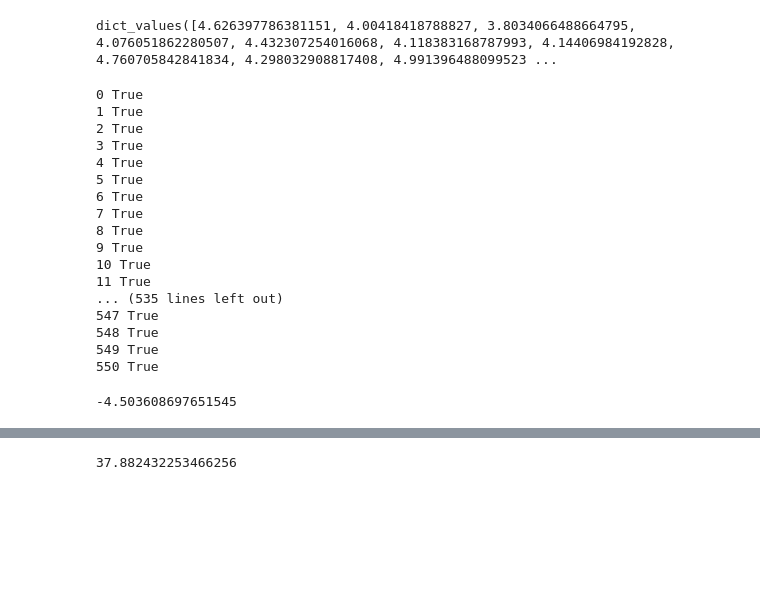
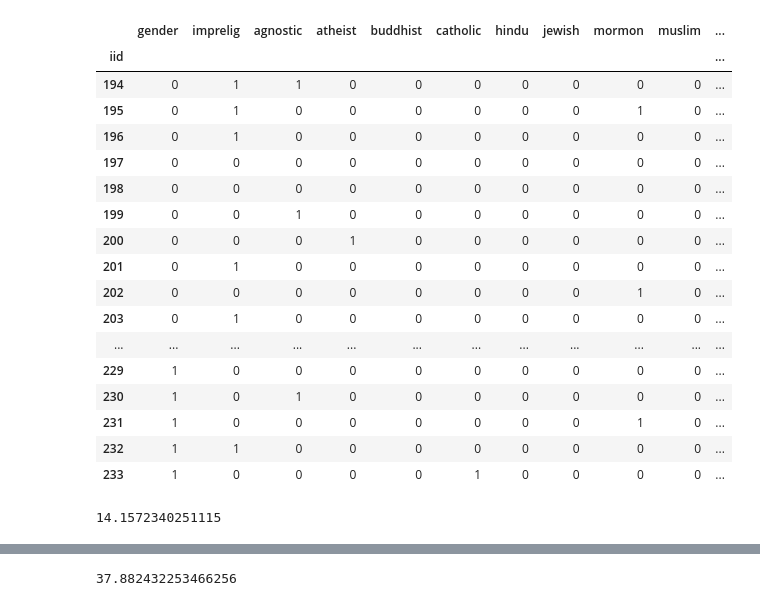
Before and after one commit to Joeyzect/OptimizationProject_Fall2022, a Jupyter notebook: cleaner.ipynb, the cells around one changed output, grey strips where cells are left out. Drawn from its saved outputs; the diff is of its cells as text; code cells hidden in the pictures; blank space fills up the shorter version.

```diff
--- a/cleaner.ipynb
+++ b/cleaner.ipynb
@@ -33,0 +30,2 @@ np.fill_diagonal(preference_matrix.values, RHO)
+# %%
+people = pd.read_csv("people.csv", index_col="iid")
@@ -33,0 +70,2 @@ np.fill_diagonal(preference_matrix.values, RHO)
+# %%
+group9_people = people.loc[194:233].copy()
@@ -34 +94,24 @@ np.fill_diagonal(preference_matrix.values, RHO)
+# %%
+group9_people['religion_text'] = group9_people.iloc[:, 2:].idxmax(axis=1)
+# %%
+group9_people
+# %% [output]
+|  | gender | imprelig | agnostic | atheist | buddhist | catholic | hindu | jewish | mormon | muslim | ... |
+| iid |  |  |  |  |  |  |  |  |  |  | ... |
+| 194 | 0 | 1 | 1 | 0 | 0 | 0 | 0 | 0 | 0 | 0 | ... |
+| 195 | 0 | 1 | 0 | 0 | 0 | 0 | 0 | 0 | 1 | 0 | ... |
+| 196 | 0 | 1 | 0 | 0 | 0 | 0 | 0 | 0 | 0 | 0 | ... |
+| 197 | 0 | 0 | 0 | 0 | 0 | 0 | 0 | 0 | 0 | 0 | ... |
+| 198 | 0 | 0 | 0 | 0 | 0 | 0 | 0 | 0 | 0 | 0 | ... |
+| 199 | 0 | 0 | 1 | 0 | 0 | 0 | 0 | 0 | 0 | 0 | ... |
+| 200 | 0 | 0 | 0 | 1 | 0 | 0 | 0 | 0 | 0 | 0 | ... |
+| 201 | 0 | 1 | 0 | 0 | 0 | 0 | 0 | 0 | 0 | 0 | ... |
+| 202 | 0 | 0 | 0 | 0 | 0 | 0 | 0 | 0 | 1 | 0 | ... |
+| 203 | 0 | 1 | 0 | 0 | 0 | 0 | 0 | 0 | 0 | 0 | ... |
+| ... | ... | ... | ... | ... | ... | ... | ... | ... | ... | ... | ... |
+| 229 | 1 | 0 | 0 | 0 | 0 | 0 | 0 | 0 | 0 | 0 | ... |
+| 230 | 1 | 0 | 1 | 0 | 0 | 0 | 0 | 0 | 0 | 0 | ... |
+| 231 | 1 | 0 | 0 | 0 | 0 | 0 | 0 | 0 | 1 | 0 | ... |
+| 232 | 1 | 1 | 0 | 0 | 0 | 0 | 0 | 0 | 0 | 0 | ... |
+| 233 | 1 | 0 | 0 | 0 | 0 | 1 | 0 | 0 | 0 | 0 | ... |
 # %%
@@ -49,29 +136,0 @@ used,total_value = get_heuristic_pairs(preference_matrix)
-# %%
-total_value.values()
-# %% [output]
-dict_values([4.626397786381151, 4.00418418788827, 3.8034066488664795, 4.076051862280507, 4.432307254016068, 4.118383168787993, 4.14406984192828, 4.760705842841834, 4.298032908817408, 4.991396488099523 ...
-# %%
-for i in range(551):
-    print(i, i in np.concatenate(list(total_value.keys())))
-# %% [output]
-0 True
-1 True
-2 True
-3 True
-4 True
-5 True
-6 True
-7 True
-8 True
-9 True
-10 True
-11 True
-... (535 lines left out)
-547 True
-548 True
-549 True
-550 True
-# %%
-preference_matrix[0].sort_values().iloc[0]
-# %% [output]
--4.503608697651545
@@ -90,2 +139,6 @@ for i in preference_table.columns:
+# %%
+sum(total_value.values())
+# %% [output]
+14.1572340251115
 # %%
 wave9 = df[df['wave']==9][['iid', 'gender', 'pid', 'stdzed_scored_decision']]
```
Also changed, not shown: parts of 19 cells of this notebook, 6 other files.
